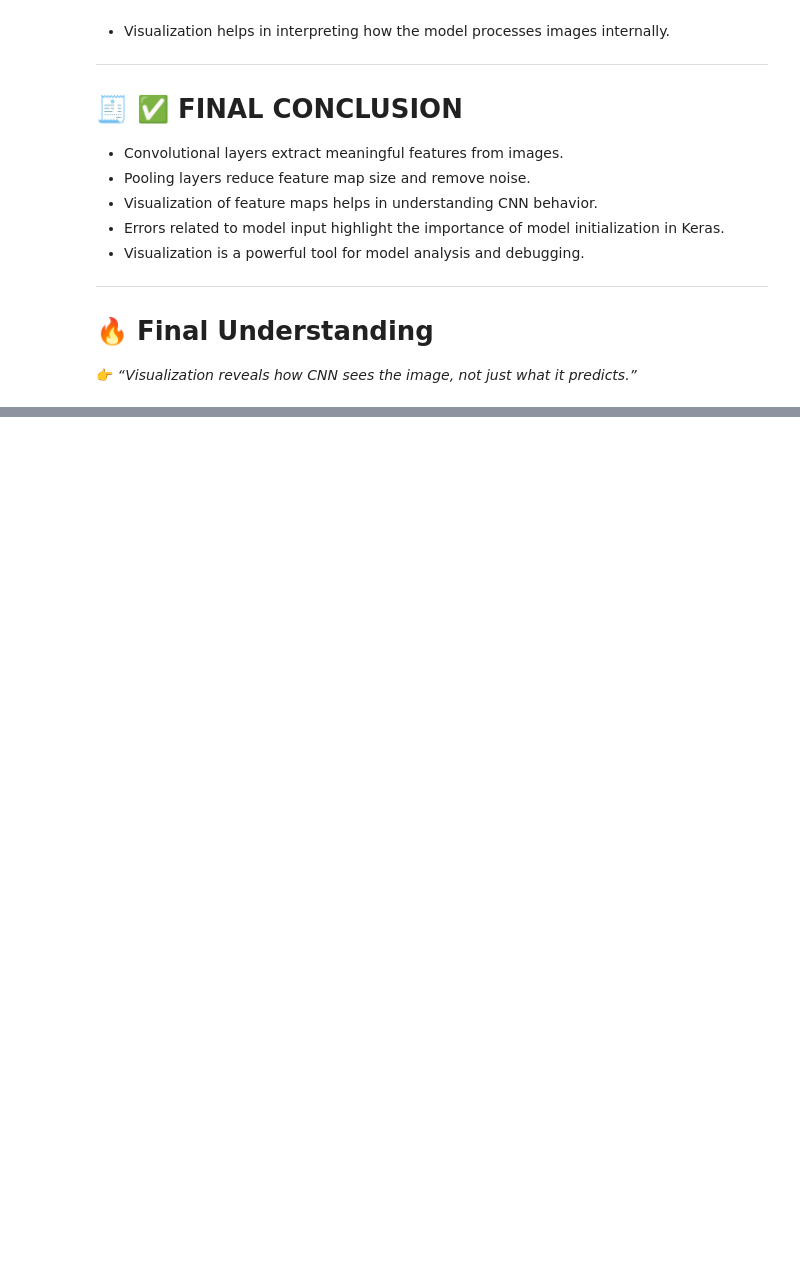
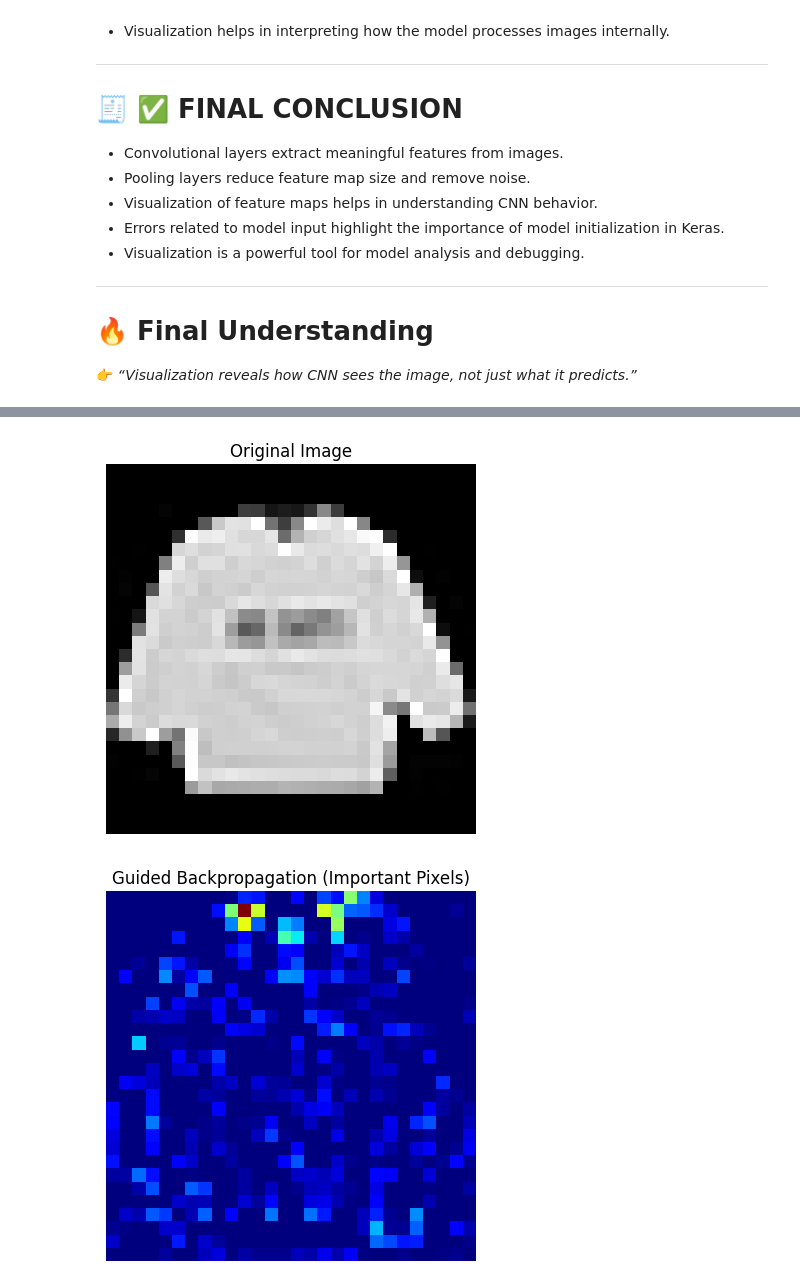
Before and after one commit to SameekshaPadigelawar/DEEP-LEARNING-PRACTICE, a Jupyter notebook: DL_OBSERVATIONS.ipynb, the cells around one changed output, grey strips where cells are left out. Saved outputs shown, nothing was run; the diff lists cells and outputs as text; code cells hidden in the pictures; blank space fills up the shorter version.

Commit message:
week-10

```diff
--- a/DL_OBSERVATIONS.ipynb
+++ b/DL_OBSERVATIONS.ipynb
@@ -4138,3 +4138,72 @@ Model(inputs=model.inputs, outputs=layer_outputs)
 # 🔥 Final Understanding
 
 👉 *“Visualization reveals how CNN sees the image, not just what it predicts.”*
+# %%
+# week-10
+# 🔹 Imports
+import pandas as pd
+import numpy as np
+import matplotlib.pyplot as plt
+import tensorflow as tf
+
+from keras.models import Sequential
+from keras.layers import Conv2D, MaxPool2D, Flatten, Dense, Input
+from tensorflow.keras.utils import to_categorical
+
+# 🔹 Load CSV dataset
+data = pd.read_csv('/content/fashion-mnist_train[1].csv')
+
+X = data.iloc[:, 1:].values
+y = data.iloc[:, 0].values
+
+# 🔹 Preprocess
+X = X.astype('float32') / 255
+X = X.reshape(-1, 28, 28, 1)
+
+y = to_categorical(y, 10)
+
+# 🔹 Build model
+model = Sequential([
+    Input(shape=(28,28,1)),
+    Conv2D(32, (3,3), activation='relu'),
+    MaxPool2D((2,2)),
+    Flatten(),
+    Dense(128, activation='relu'),
+    Dense(10, activation='softmax')
+])
+
+model.compile(optimizer='adam', loss='categorical_crossentropy', metrics=['accuracy'])
+
+# 🔹 Train model
+model.fit(X, y, epochs=3, batch_size=128)
+
+# 🔹 Select one image (use Variable for gradients)
+img = tf.Variable(X[0:1])
+
+# 🔹 Guided Backpropagation
+with tf.GradientTape() as tape:
+    preds = model(img)
+    class_idx = tf.argmax(preds[0])
+    loss = preds[:, class_idx]
+
+# 🔹 Compute gradients
+grads = tape.gradient(loss, img)
+
+# 🔹 Guided Backprop (only positive gradients)
+guided_grads = tf.maximum(grads, 0)
+
+# 🔹 Convert to numpy
+guided_grads = guided_grads.numpy()[0]
+
+# 🔹 Plot original image (FIXED)
+plt.imshow(img.numpy()[0].reshape(28,28), cmap='gray')
+plt.title("Original Image")
+plt.axis('off')
+plt.show()
+
+# 🔹 Plot guided backpropagation result
+plt.imshow(guided_grads.reshape(28,28), cmap='jet')
+plt.title("Guided Backpropagation (Important Pixels)")
+plt.axis('off')
+plt.show()
+# %% [output]
@@ -4140,0 +4216,2 @@ Model(inputs=model.inputs, outputs=layer_outputs)
+[figure, added]
+[figure, added]
```
Also changed, not shown: parts of 2 cells of this notebook.
